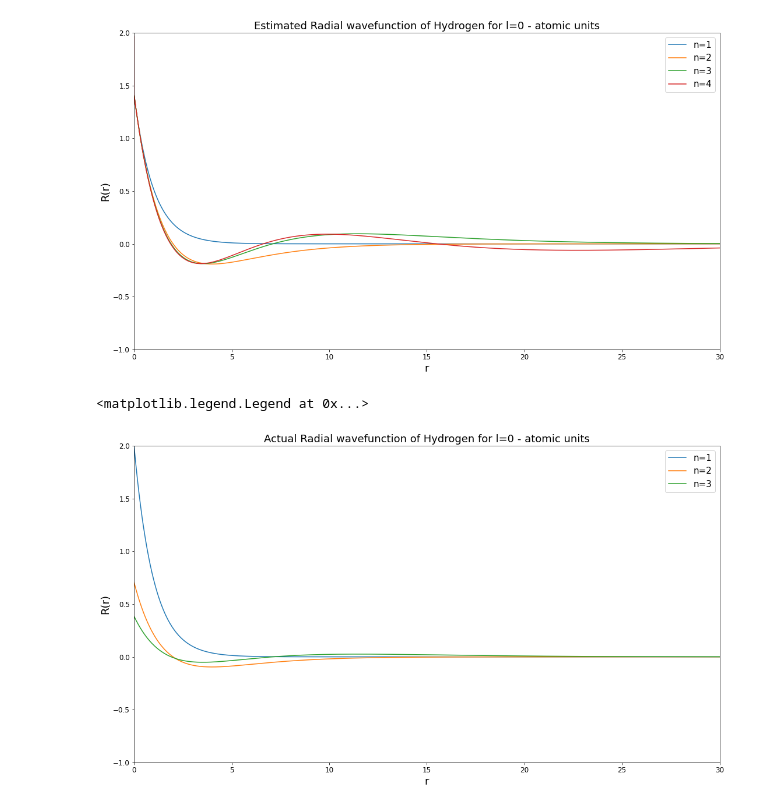
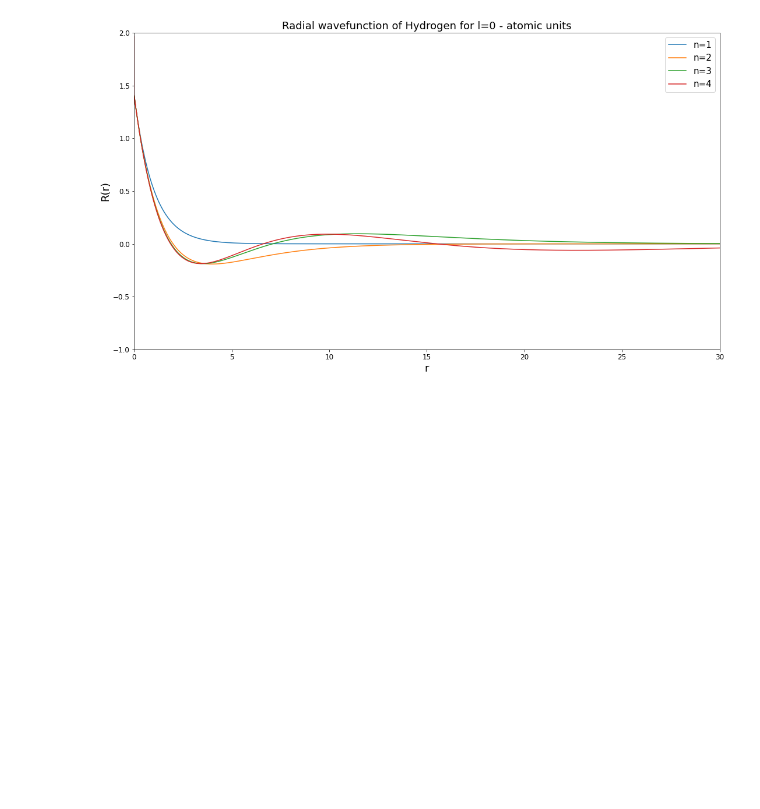
Before and after one commit to ahill187/numerical-methods-ppm, a Jupyter notebook: HydrogenAtom_Numerov.ipynb, the cells around one changed output. Cells and saved outputs as stored; diff of their text form; code cells hidden in the pictures; blank space fills up the shorter version.

```diff
--- a/HydrogenAtom_Numerov.ipynb
+++ b/HydrogenAtom_Numerov.ipynb
@@ -51,40 +51,38 @@ R = np.linspace(1e-7, 80, 10**6)
 l=0
 
 fig = plt.figure(figsize=(18,10))
-plt.title(f"Estimated Radial wavefunction of Hydrogen for l={l} - atomic units")
+plt.title(f"Radial wavefunction of Hydrogen for l={l} - atomic units")
 for n in range(1, 5):
     En=-1.0/(n**2)
     f = fhyd(En,l,R[::-1])
     psi = numerov(f,0,R[1]-R[0])[::-1]
     psi = (-1)**(n+1)*(-1)**(l)*psi/R
     norm = integrate.trapezoid(psi**2,x=R)
     psi = psi/np.sqrt(abs(norm))
 
     plt.plot(R, psi, label=f"n={n}")
     plt.xlabel("r")
     plt.xlim(0,30)
     plt.ylim(-1,2)
     plt.ylabel("R(r)")
     plt.legend(prop={"size":15})
 
 plt.show()
 
 # fig2 = plt.figure(figsize=(18,10))
 
 # psi1 = 2*np.exp(-R)
 # psi2 = 2*(1/2)**1.5*(1-R/2)*np.exp(-R/2)
 # psi3 = 2*(1/3)**1.5*(1-(2*R)/3+2*(R**2)/27)*np.exp(-R/3)
 
 # plt.title(f"Actual Radial wavefunction of Hydrogen for l={l} - atomic units")
 # plt.plot(R, psi1, label=f"n={1}")
 # plt.plot(R, psi2, label=f"n={2}")
 # plt.plot(R, psi3, label=f"n={3}")
 # plt.xlabel("r")
 # plt.xlim(0,30)
 # plt.ylim(-1,2)
 # plt.ylabel("R(r)")
 # plt.legend(prop={"size":15})
 # %% [output]
-[figure, old version]
+[figure, new version]
-<matplotlib.legend.Legend at 0x...>
-[figure, removed]
```
